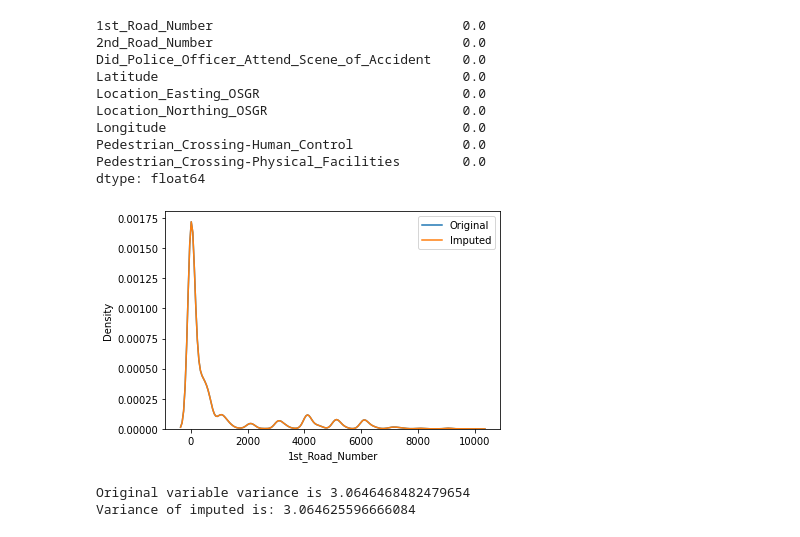
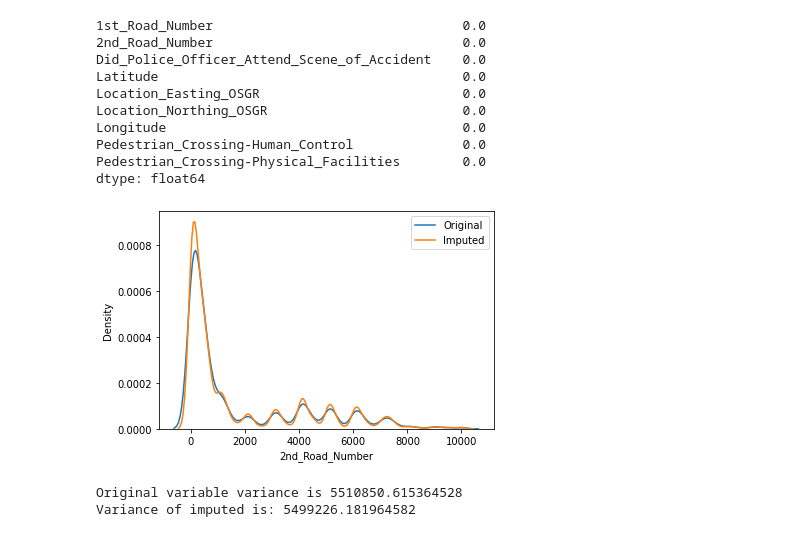
Before and after one commit to TROISTROIS/BLUE-BOOK-FOR-BULLDOZERS, a Jupyter notebook: predicting-rtc-severity-in-uk-roads-using-machine.ipynb, the cells around one changed output. Saved outputs shown, nothing was run; the diff lists cells and outputs as text; code cells hidden in the pictures.

```diff
--- a/predicting-rtc-severity-in-uk-roads-using-machine.ipynb
+++ b/predicting-rtc-severity-in-uk-roads-using-machine.ipynb
@@ -40,0 +67,4 @@ accidentdf.sample(6)
+# %%
+# replacing zero values as missing
+accidentdf['1st_Road_Number'].replace(0, np.NaN, inplace = True)
+accidentdf['2nd_Road_Number'].replace(0, np.NaN, inplace = True)
@@ -333,5 +379,8 @@ Year                                           0.000000
 InScotland                                     0.000041
 dtype: float64
 # %%
-nullnumcols = [var for var in accidentdf.select_dtypes('number').columns if accidentdf[var].isnull().mean() < 0.05 and accidentdf[var].isnull().mean()>0]
-numimpute=accidentdf[nullnumcols].copy()
+nullnumcols = [var for var in accidentdf.select_dtypes('number').columns if accidentdf[var].isnull().mean() > 0]
+null_num_cols = accidentdf[nullnumcols]
+numimpute=null_num_cols.copy()
+numimpute.head()
+numimpute.isnull().mean()
@@ -779,6 +840,6 @@ XTrain_na
 # %%
 # pick one column first
-random_sample = XTrain['2nd_Road_Number'].dropna().sample((XTrain_na), random_state=22)
+random_sample = XTrain['2nd_Road_Number'].dropna().sample((XTrain_na), random_state=22, replace=True)
 # fill in with randomly picked Xtrain_na
 # what is the index of all the missing values, then put the missing values in the index
 random_sample.index = XTrain[XTrain['2nd_Road_Number'].isnull()].index
@@ -831,19 +892,19 @@ Pedestrian_Crossing-Physical_Facilities        0.0
 dtype: float64
 # %%
 # plot of the original one vs plot of the new one
-sns.distplot(XTrainoriginal["1st_Road_Number"], label = "Original",hist=False)
-sns.distplot(XTrain["1st_Road_Number"],label='Imputed',hist=False)
+sns.distplot(XTrainoriginal["2nd_Road_Number"], label = "Original",hist=False)
+sns.distplot(XTrain["2nd_Road_Number"],label='Imputed',hist=False)
 plt.legend()
 plt.show()
 # %% [output]
-[figure, old version]
+[figure, new version]
 # %%
 # look at the variance
-print("Original variable variance is", XTrainoriginal['Pedestrian_Crossing-Physical_Facilities'].var())
-print("Variance of imputed is:", XTrain['Pedestrian_Crossing-Physical_Facilities'].var())
+print("Original variable variance is", XTrainoriginal['2nd_Road_Number'].var())
+print("Variance of imputed is:", XTrain['2nd_Road_Number'].var())
 # %% [output]
-Original variable variance is 3.0646468482479654
-Variance of imputed is: 3.064625596666084
+Original variable variance is 5510850.615364528
+Variance of imputed is: 5499226.181964582
 # %%
 # covariance
 XTrainoriginal.cov()
```
Also changed, not shown: parts of 48 cells of this notebook.
